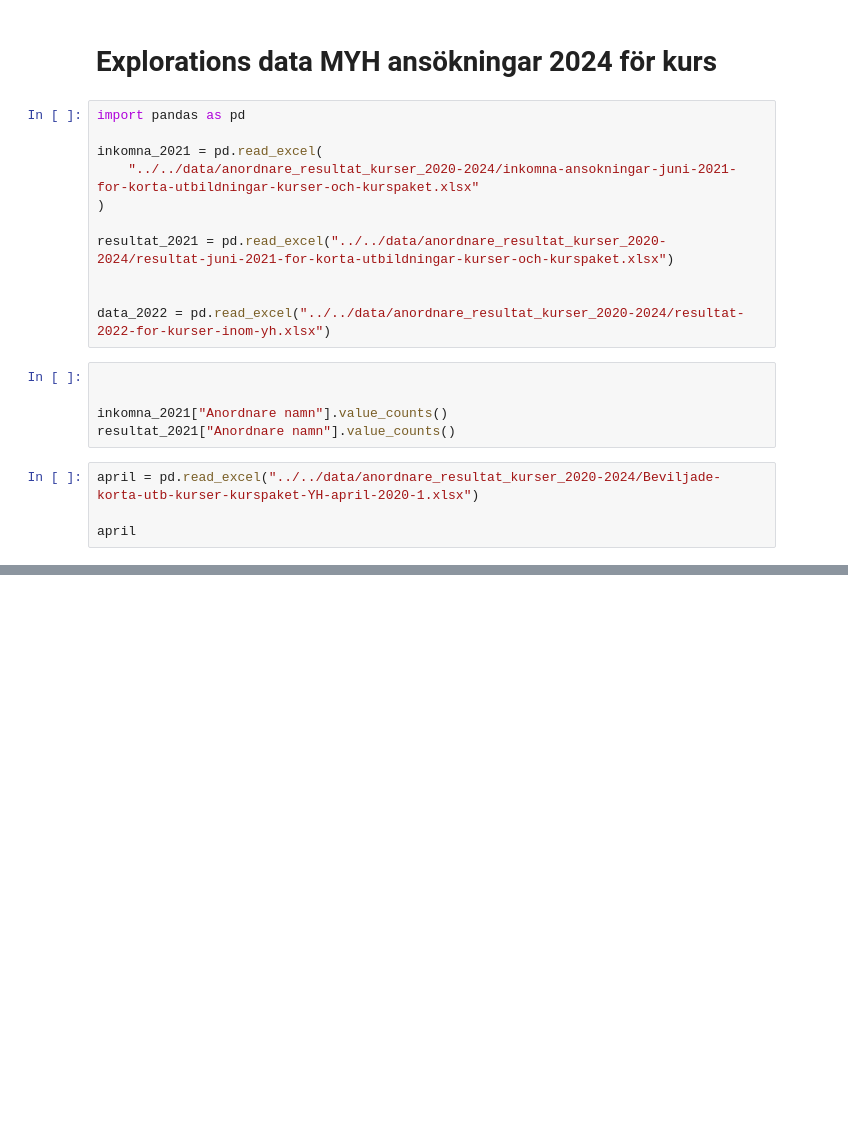
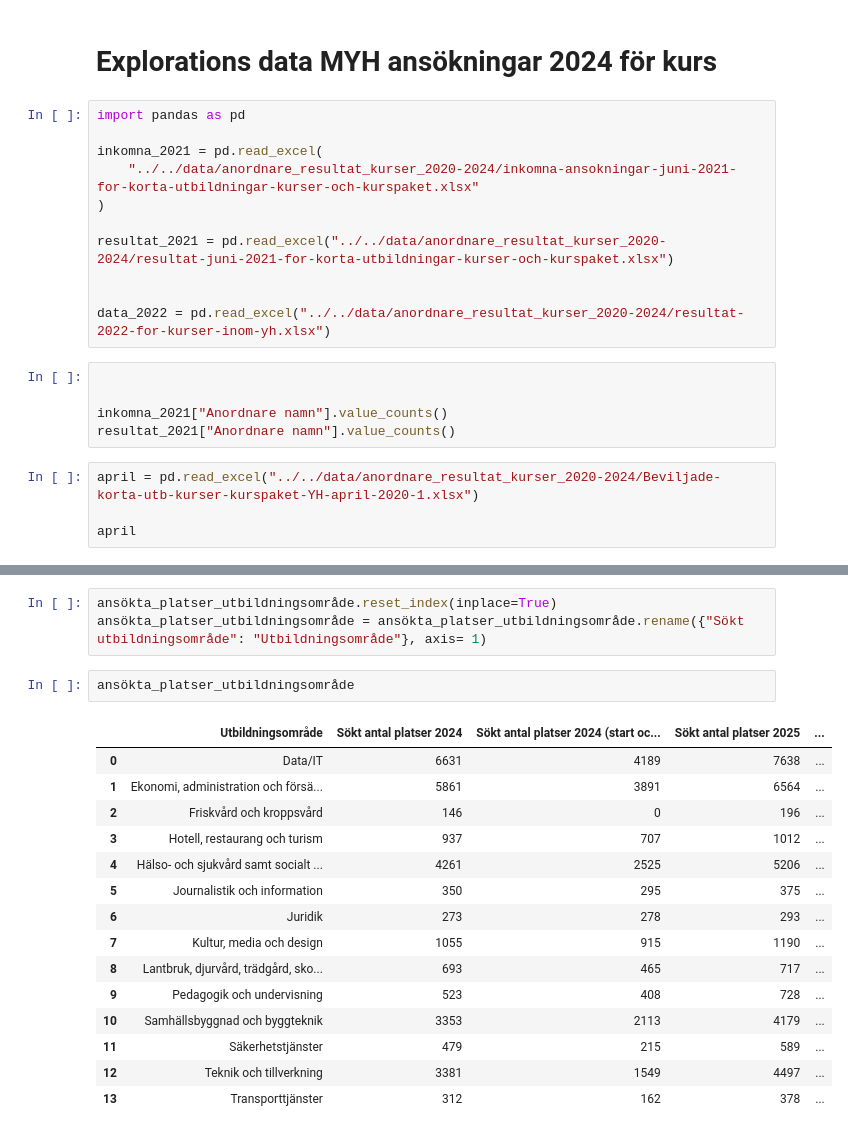
Before and after one commit to AlejandroHiroshima/Data_visualisation_grupp8, a Jupyter notebook: explorations/marcus_eda/eda_marcus.ipynb, the cells around one changed output, grey strips where cells are left out. Drawn from its saved outputs; the diff is of its cells as text; blank space fills up the shorter version.

```diff
--- a/explorations/marcus_eda/eda_marcus.ipynb
+++ b/explorations/marcus_eda/eda_marcus.ipynb
@@ -50,0 +141,21 @@ Name: Utbildningsanordnare administrativ enhet, Length: 1482, dtype: object
+# %%
+ansökta_platser_utbildningsområde.reset_index(inplace=True)
+ansökta_platser_utbildningsområde = ansökta_platser_utbildningsområde.rename({"Sökt utbildningsområde": "Utbildningsområde"}, axis= 1)
+# %%
+ansökta_platser_utbildningsområde
+# %% [output]
+|  | Utbildningsområde | Sökt antal platser 2024 | Sökt antal platser 2024 (start oc... | Sökt antal platser 2025 | ... |
+| 0 | Data/IT | 6631 | 4189 | 7638 | ... |
+| 1 | Ekonomi, administration och försä... | 5861 | 3891 | 6564 | ... |
+| 2 | Friskvård och kroppsvård | 146 | 0 | 196 | ... |
+| 3 | Hotell, restaurang och turism | 937 | 707 | 1012 | ... |
+| 4 | Hälso- och sjukvård samt socialt ... | 4261 | 2525 | 5206 | ... |
+| 5 | Journalistik och information | 350 | 295 | 375 | ... |
+| 6 | Juridik | 273 | 278 | 293 | ... |
+| 7 | Kultur, media och design | 1055 | 915 | 1190 | ... |
+| 8 | Lantbruk, djurvård, trädgård, sko... | 693 | 465 | 717 | ... |
+| 9 | Pedagogik och undervisning | 523 | 408 | 728 | ... |
+| 10 | Samhällsbyggnad och byggteknik | 3353 | 2113 | 4179 | ... |
+| 11 | Säkerhetstjänster | 479 | 215 | 589 | ... |
+| 12 | Teknik och tillverkning | 3381 | 1549 | 4497 | ... |
+| 13 | Transporttjänster | 312 | 162 | 378 | ... |
```
Also changed, not shown: parts of 12 cells of this notebook, 1 other file.
